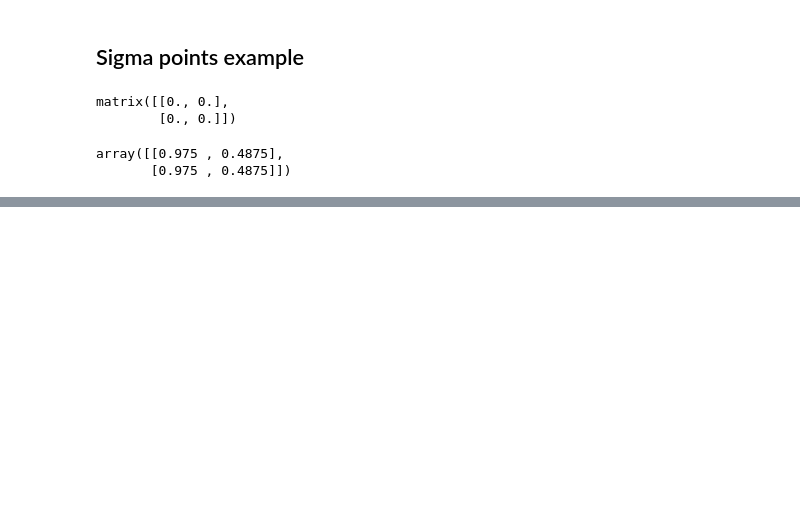
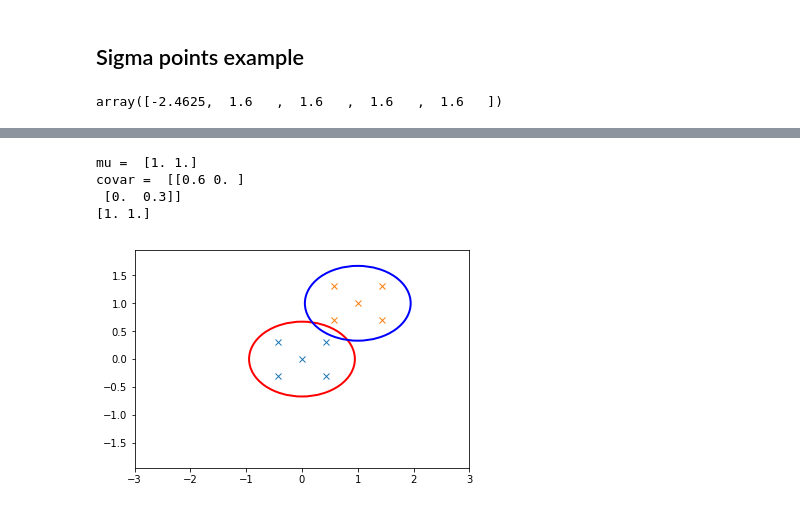
Before and after one commit to chenchen2015/SLAM, a Jupyter notebook: Python/UKF_SLAM.ipynb, the cells around one changed output, grey strips where cells are left out. Saved outputs shown, nothing was run; the diff lists cells and outputs as text; code cells hidden in the pictures; blank space fills up the shorter version.

Commit message:
UKF: fixed bugs in the stats update

```diff
--- a/Python/UKF_SLAM.ipynb
+++ b/Python/UKF_SLAM.ipynb
@@ -39,11 +39,6 @@ plt.ylim([-3, 3]);
 [interactive output not drawn]
 # %% [markdown]
 ## Sigma points example
-# %%
-np.zeros_like(covar)
-# %% [output]
-matrix([[0., 0.],
-        [0., 0.]])
 # %%
 class SigmaPoints():
     n_dim = 2
@@ -63,15 +58,16 @@ class SigmaPoints():
         self.lmda = self.alpha**2 * (n_dim + self.kappa) - n_dim
 
     # private helper method
-    def __update_stats(self):
+    @classmethod
+    def update_stats(self):
         self.mu = np.zeros_like(self.mu, dtype=float)
-        self.covar = np.zeros_like(self.covar, dtype=float)
+        self.covar = np.array(self.mu)
         # update mean and covariance
         for i in range(self.n_sigma_points):
             self.mu += self.wm[i] * self.sigma_pts[i, :]
-
         for i in range(self.n_sigma_points):
             self.covar += self.wc[i] * (self.sigma_pts[i, :] - self.mu) * (self.sigma_pts[i, :] - self.mu).T
+        self.covar = np.diag(self.covar * 0.5)
 
     @classmethod
     def from_mu_covar(self, mu, covar):
@@ -95,7 +91,7 @@ class SigmaPoints():
             self.sigma_pts[2*i+2, :] = mu - rhs
             # weight for mean
             w = 1 / (2 * (self.n_dim + self.lmda))
-            self.wm[2*i+1] = self.wm[2*i+2] = self.wc[2*i+1] = self.wm[2*i+2] = w
+            self.wm[2*i+1] = self.wm[2*i+2] = self.wc[2*i+1] = self.wc[2*i+2] = w
 
     @classmethod
     def get_bounding_ellipse(self, line_width=2, color='r'):
@@ -108,12 +104,13 @@ class SigmaPoints():
     @classmethod
     def transform(self, fun):
         self.sigma_pts = np.apply_along_axis(fun, 1, self.sigma_pts)
-        self.__update_stats(self)
+        self.update_stats()
+        print(self.mu)
-# %%
-sp.covar
-# %% [output]
-array([[0.975 , 0.4875],
-       [0.975 , 0.4875]])
+# %%
+# np.linalg.eigvals(sp.covar)
+sp.wc
+# %% [output]
+array([-2.4625,  1.6   ,  1.6   ,  1.6   ,  1.6   ])
 # %%
 sp = SigmaPoints(2)
 sp.from_mu_covar([0,0], np.diag([0.6, 0.3]))
@@ -129,7 +126,7 @@ def tf1(x): return x + [1, 1]
 def tf2(x): return np.array([np.sin(x[0]), np.cos(x[1])])
 
 sp.transform(tf1)
-he1 = sp.get_bounding_ellipse()
+he1 = sp.get_bounding_ellipse(color='b')
 plt.plot(sp.sigma_pts[:, 0], sp.sigma_pts[:, 1], 'x')
 ax.add_artist(he1)
 
@@ -141,0 +137,5 @@ plt.ylim([-3, 3]);
+mu =  [1. 1.]
+covar =  [[0.6 0. ]
+ [0.  0.3]]
+[1. 1.]
+[figure, added]
```
Also changed, not shown: parts of 1 cell of this notebook.
